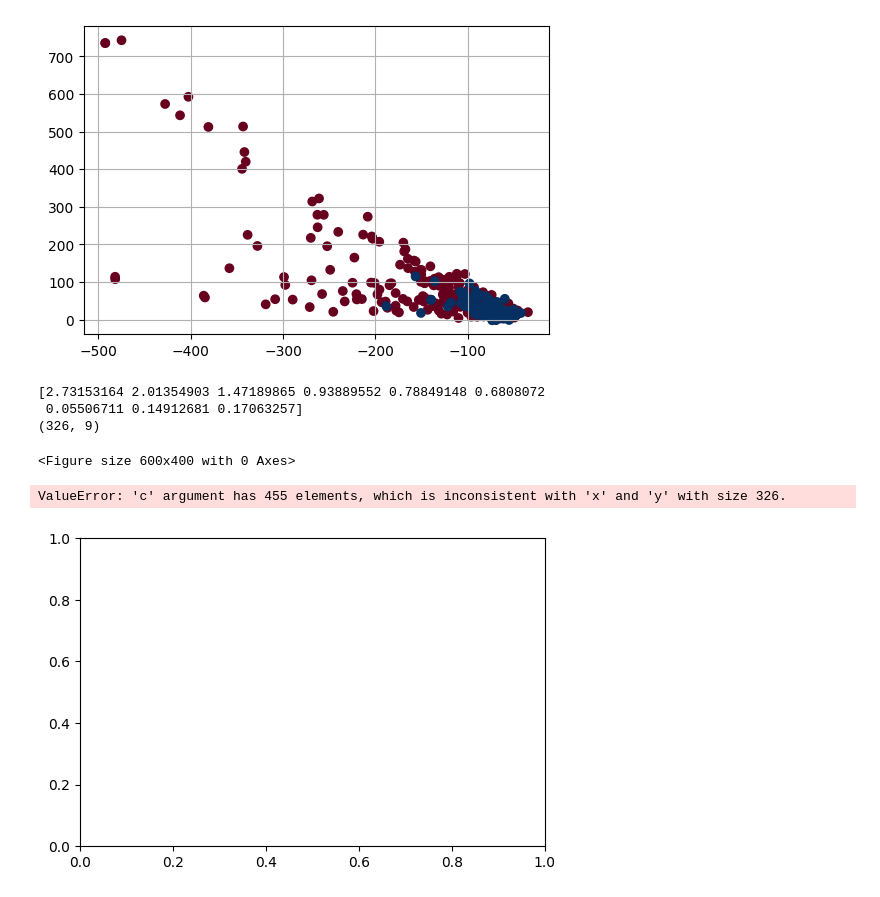
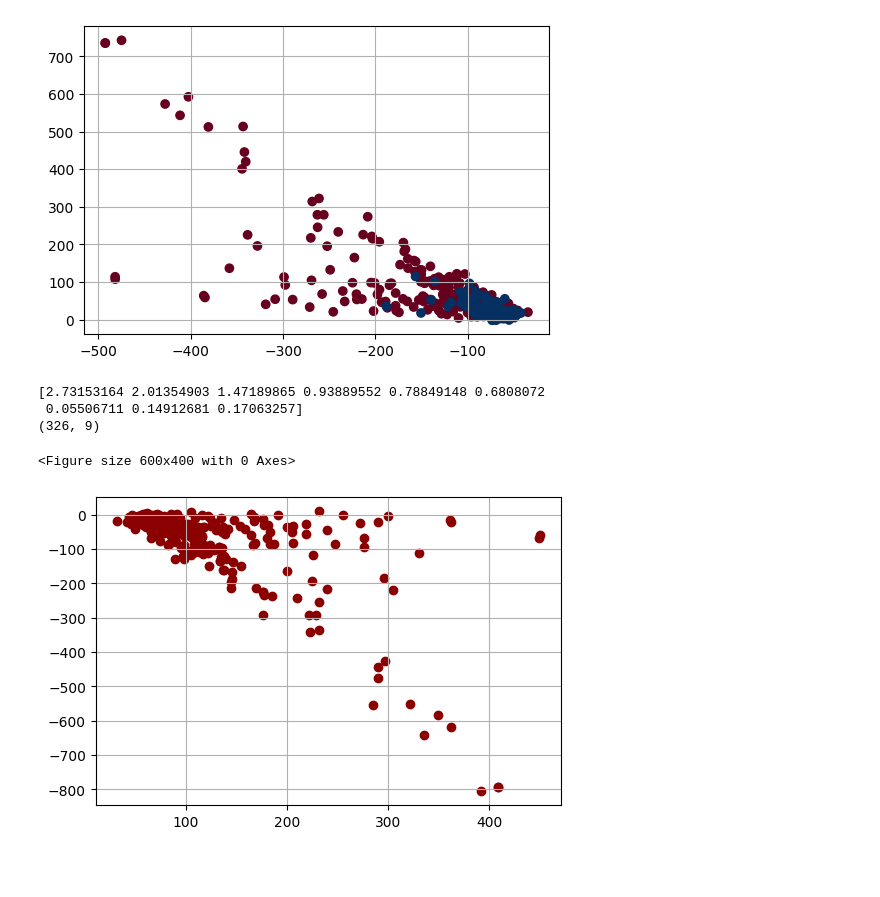
Before and after one commit to SrChen6/AA1-Competition, a Jupyter notebook: preprocessing-v2.ipynb, the cells around one changed output. Saved outputs shown, nothing was run; the diff lists cells and outputs as text; code cells hidden in the pictures; blank space fills up the shorter version.

```diff
--- a/preprocessing-v2.ipynb
+++ b/preprocessing-v2.ipynb
@@ -196,24 +196,23 @@ _ = plt.grid()
 # %%
 sicknumdata_v1 = numdata_v1[data_v1['Target'] == 0]
 corr = sicknumdata_v1.corr()
 
 eigs, U = np.linalg.eig(corr)
 sick_pca = sicknumdata_v1 @ U
 
 print(eigs)
 print(sick_pca.shape)
 
 x = sick_pca.loc[:, 0]
 y = sick_pca.loc[:, 1]
 z = sick_pca.loc[:, 2]
 
 plt.figure(figsize = (6, 4))
-_ = plt.scatter(x = x, y = y, c = data_v1['Target'], cmap = "RdBu")
+_ = plt.scatter(x = x, y = y, c = "darkred")
 _ = plt.grid()
 # %% [output]
 [2.73153164 2.01354903 1.47189865 0.93889552 0.78849148 0.6808072
  0.05506711 0.14912681 0.17063257]
 (326, 9)
 <Figure size 600x400 with 0 Axes>
-ValueError: 'c' argument has 455 elements, which is inconsistent with 'x' and 'y' with size 326.
-[figure, old version]
+[figure, new version]
```
Also changed, not shown: parts of 7 cells of this notebook, 2 other files.
